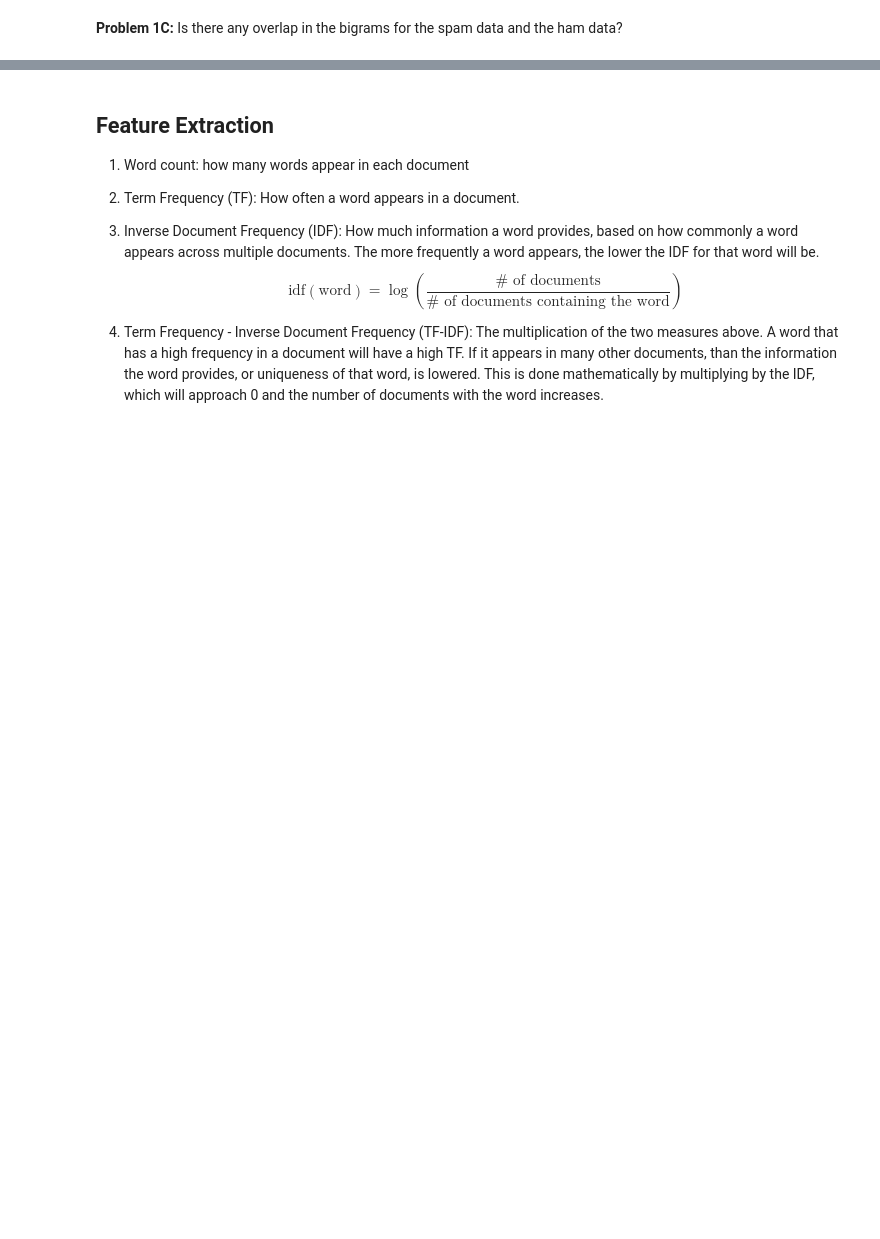
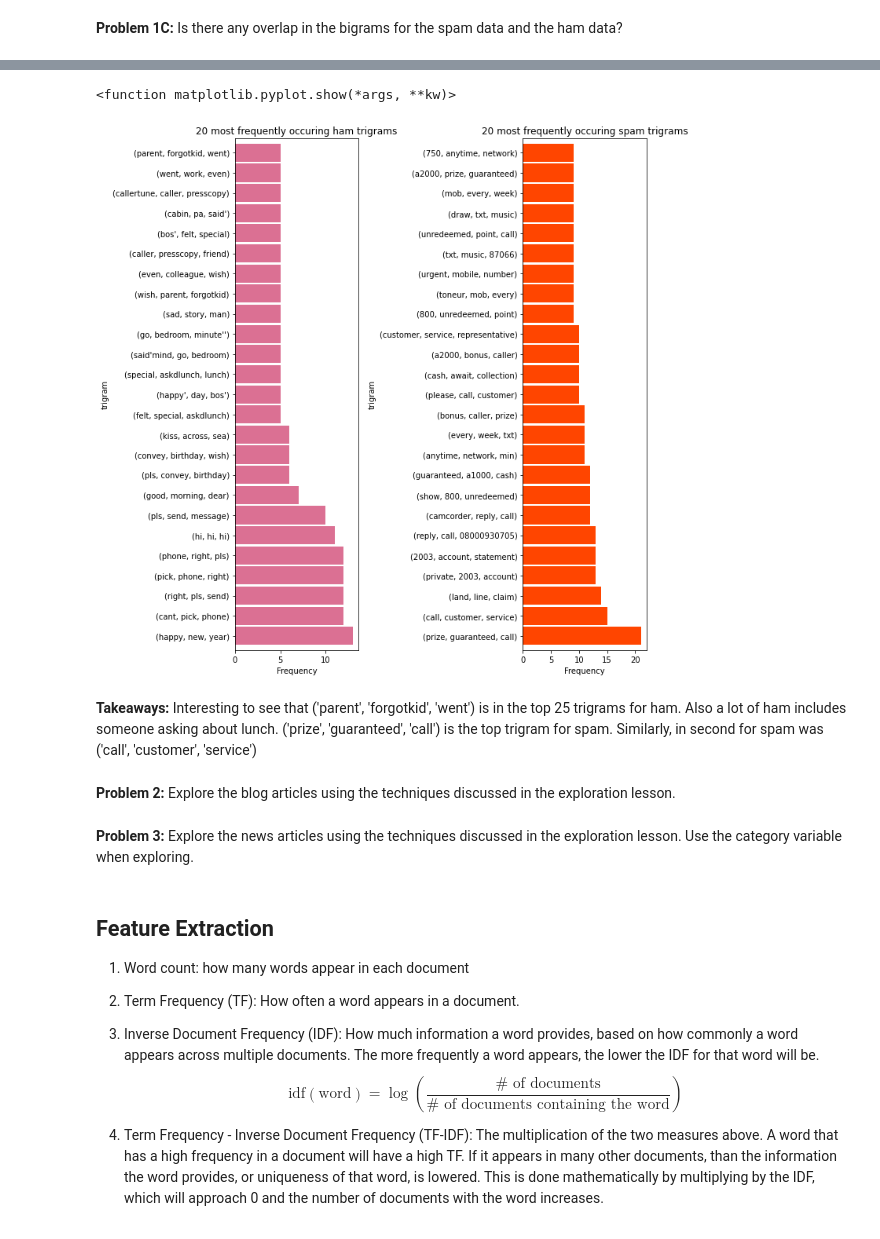
Before and after one commit to KwameTaylor/natural-language-processing-exercises, a Jupyter notebook: explore.ipynb, the cells around one changed output, grey strips where cells are left out. Saved outputs shown, nothing was run; the diff lists cells and outputs as text; code cells hidden in the pictures; blank space fills up the shorter version.

```diff
--- a/explore.ipynb
+++ b/explore.ipynb
@@ -587,0 +597,5 @@ plt.axis('off')
+# %%
+spam_trigrams = pd.Series(list(nltk.ngrams(spam_words.split(), 3))).value_counts().head(25)
+ham_trigrams = pd.Series(list(nltk.ngrams(ham_words.split(), 3))).value_counts().head(25)
+
+spam_trigrams
@@ -588,3 +640,28 @@ plt.axis('off')
+# %%
+plt.subplot(121)
+ham_trigrams.plot.barh(color='palevioletred', width=.9, figsize=(10, 10))
+plt.title('20 most frequently occuring ham trigrams')
+plt.ylabel('trigram')
+plt.xlabel('Frequency')
+
+plt.subplot(122)
+spam_trigrams.plot.barh(color='orangered', width=.9, figsize=(10, 10))
+plt.title('20 most frequently occuring spam trigrams')
+plt.ylabel('trigram')
+plt.xlabel('Frequency')
+
+plt.tight_layout()
+
+plt.show
+# %% [output]
+<function matplotlib.pyplot.show(*args, **kw)>
+[figure, added]
+# %% [markdown]
+**Takeaways:** Interesting to see that ('parent', 'forgotkid', 'went') is in the top 25 trigrams for ham. Also a lot of ham includes someone asking about lunch. ('prize', 'guaranteed', 'call') is the top trigram for spam. Similarly, in second for spam was ('call', 'customer', 'service')
+# %% [markdown]
+**Problem 2:** Explore the blog articles using the techniques discussed in the exploration lesson.
+# %% [markdown]
+**Problem 3:** Explore the news articles using the techniques discussed in the exploration lesson. Use the category variable when exploring.
 # %% [markdown]
 ## Feature Extraction
 
```
Also changed, not shown: parts of 8 cells of this notebook.
